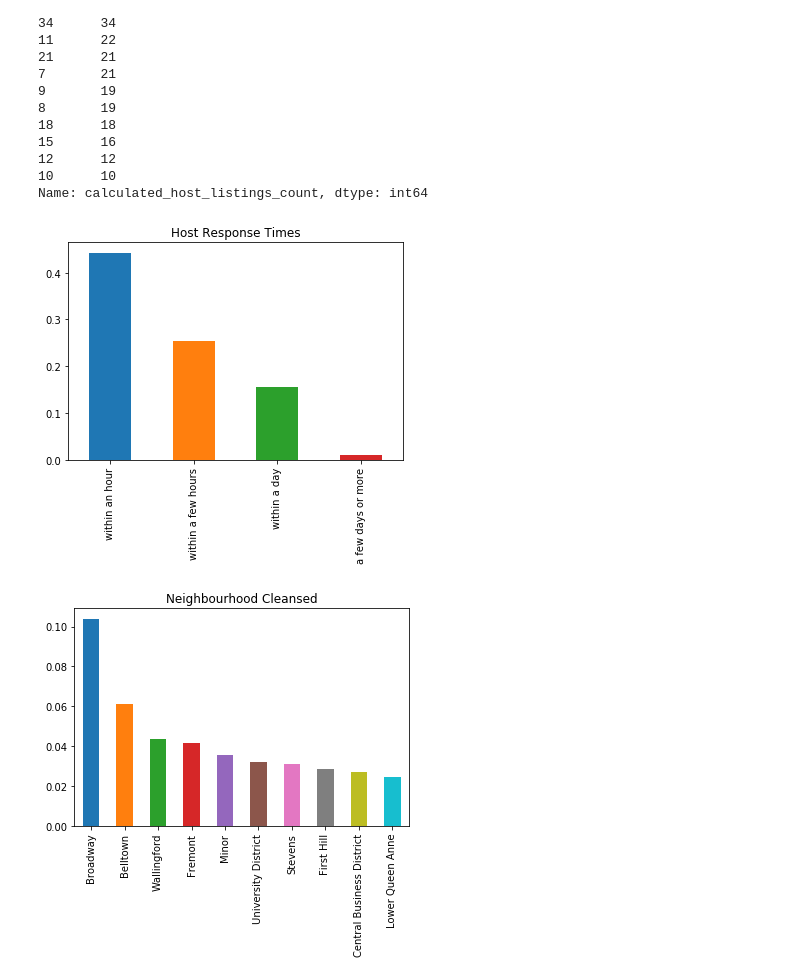
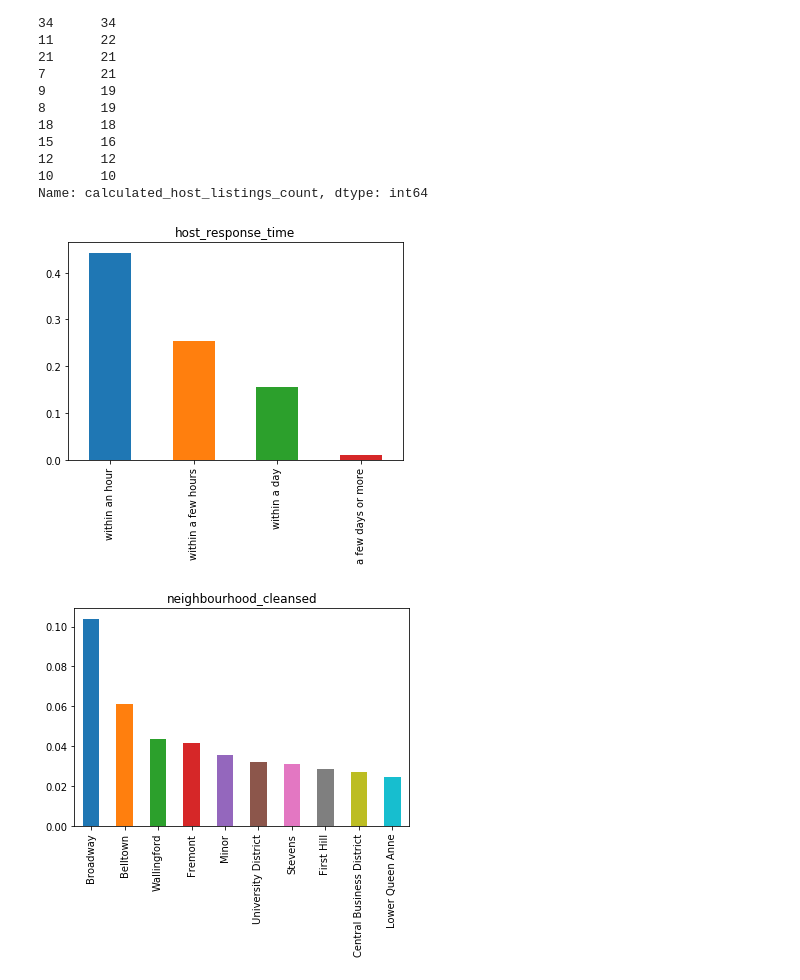
Before and after one commit to Hamadalnamazi/Project-4, a Jupyter notebook: airbnb-seattle-udacity-project.ipynb, the cells around one changed output. Drawn from its saved outputs; the diff is of its cells as text; code cells hidden in the pictures.

```diff
--- a/airbnb-seattle-udacity-project.ipynb
+++ b/airbnb-seattle-udacity-project.ipynb
@@ -202,12 +228,16 @@ df_listings['calculated_host_listings_count'].value_counts()
 12      12
 10      10
 Name: calculated_host_listings_count, dtype: int64
+# %%
+def plotting(df):
+    """ Plotting as bar depend on value counts that represent dataset column """
+    host_response_vals = df.value_counts()
+    (host_response_vals[0:10]/df.shape[0]).plot(kind="bar");
+    plt.title(df.name);
 # %%
 # Explore Categorical Feature - host_response_time
-host_response_vals = df_listings['host_response_time'].value_counts()
-(host_response_vals/df_listings.shape[0]).plot(kind="bar");
-plt.title("Host Response Times");
+plotting(df_listings['host_response_time'])
 # %% [output]
-[figure, old version]
+[figure, new version]
 # %%
 # Explore Categorical Feature - neighborhood_cleansed
```
Also changed, not shown: parts of 34 cells of this notebook, 1 other file.
